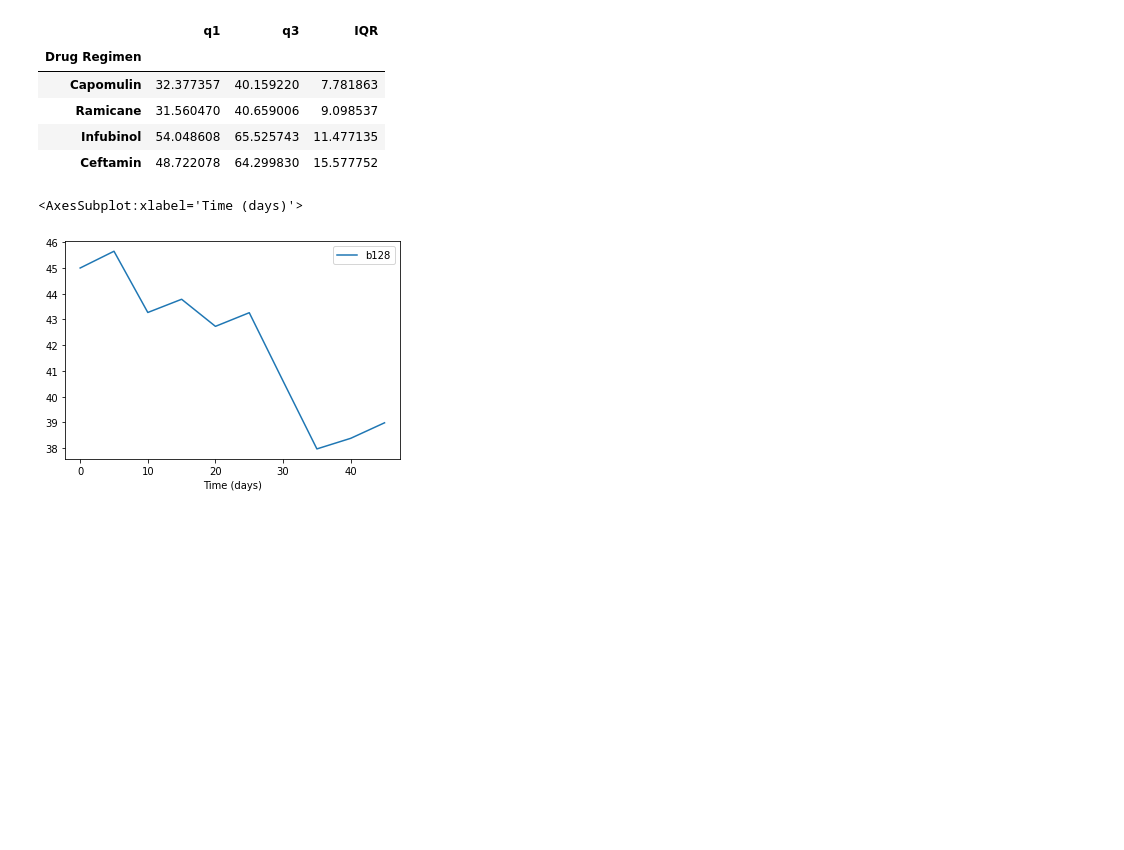
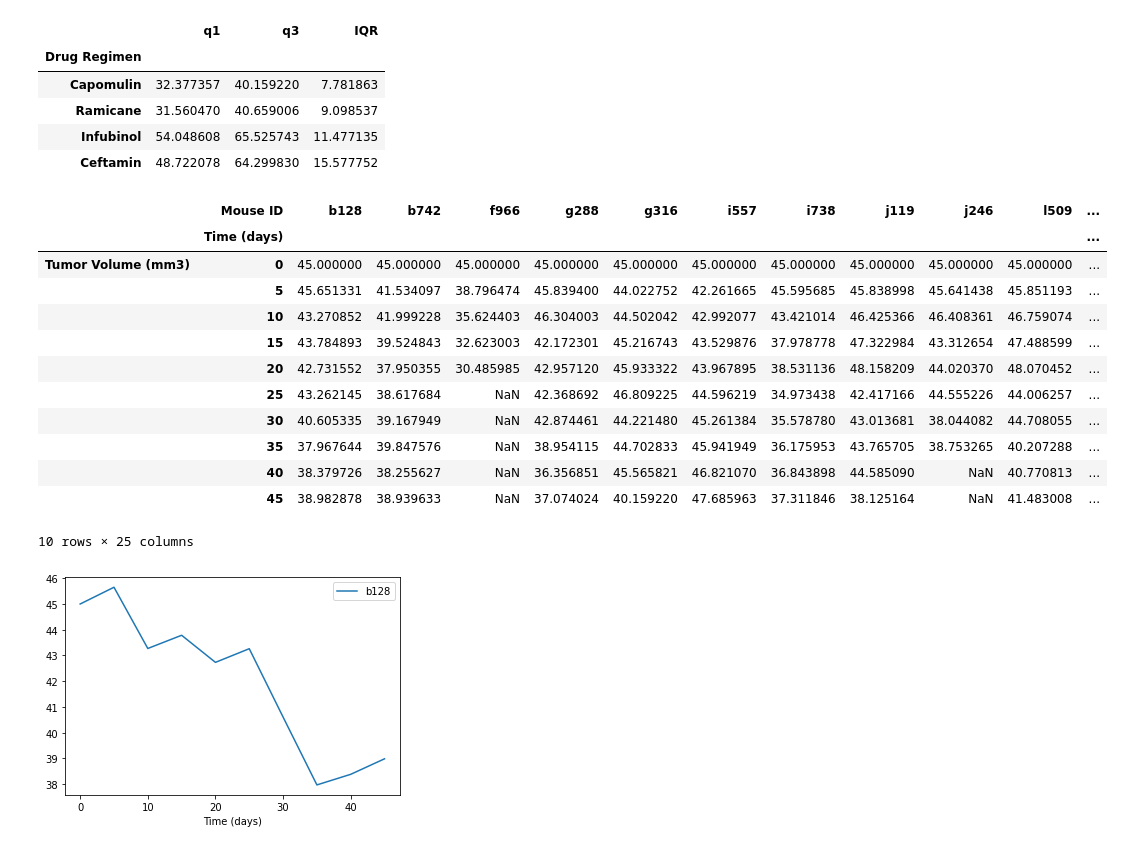
Before and after one commit to bakerv/Data-Visualization-Matplotlib, a Jupyter notebook: main.ipynb, the cells around one changed output. Cells and saved outputs as stored; diff of their text form; code cells hidden in the pictures; blank space fills up the shorter version.

```diff
--- a/main.ipynb
+++ b/main.ipynb
@@ -247,9 +247,21 @@ topdrugs
 #matplotlib box and whisker chart
 # %%
 mousetimedata = rawdata.copy().groupby(["Drug Regimen","Mouse ID", "Time (days)"]).agg({"Tumor Volume (mm3)":"first"}).unstack()
-singlemouse = mousetimedata.T["Capomulin"]
-singlemouse = singlemouse.iloc[:,0].to_frame().droplevel(0,0)
+capomulinmice = mousetimedata.T["Capomulin"]
+singlemouse = capomulinmice.copy().iloc[:,0].to_frame().droplevel(0,0)
 singlemouse.plot(kind ="line")
 # %% [output]
+|  | Mouse ID | b128 | b742 | f966 | g288 | g316 | i557 | i738 | j119 | j246 | l509 | ... |
+|  | Time (days) |  |  |  |  |  |  |  |  |  |  | ... |
+| Tumor Volume (mm3) | 0 | 45.000000 | 45.000000 | 45.000000 | 45.000000 | 45.000000 | 45.000000 | 45.000000 | 45.000000 | 45.000000 | 45.000000 | ... |
+|  | 5 | 45.651331 | 41.534097 | 38.796474 | 45.839400 | 44.022752 | 42.261665 | 45.595685 | 45.838998 | 45.641438 | 45.851193 | ... |
+|  | 10 | 43.270852 | 41.999228 | 35.624403 | 46.304003 | 44.502042 | 42.992077 | 43.421014 | 46.425366 | 46.408361 | 46.759074 | ... |
+|  | 15 | 43.784893 | 39.524843 | 32.623003 | 42.172301 | 45.216743 | 43.529876 | 37.978778 | 47.322984 | 43.312654 | 47.488599 | ... |
+|  | 20 | 42.731552 | 37.950355 | 30.485985 | 42.957120 | 45.933322 | 43.967895 | 38.531136 | 48.158209 | 44.020370 | 48.070452 | ... |
+|  | 25 | 43.262145 | 38.617684 | NaN | 42.368692 | 46.809225 | 44.596219 | 34.973438 | 42.417166 | 44.555226 | 44.006257 | ... |
+|  | 30 | 40.605335 | 39.167949 | NaN | 42.874461 | 44.221480 | 45.261384 | 35.578780 | 43.013681 | 38.044082 | 44.708055 | ... |
+|  | 35 | 37.967644 | 39.847576 | NaN | 38.954115 | 44.702833 | 45.941949 | 36.175953 | 43.765705 | 38.753265 | 40.207288 | ... |
+|  | 40 | 38.379726 | 38.255627 | NaN | 36.356851 | 45.565821 | 46.821070 | 36.843898 | 44.585090 | NaN | 40.770813 | ... |
+|  | 45 | 38.982878 | 38.939633 | NaN | 37.074024 | 40.159220 | 47.685963 | 37.311846 | 38.125164 | NaN | 41.483008 | ... |
-<AxesSubplot:xlabel='Time (days)'>
+10 rows × 25 columns
 [figure]
```
Also changed, not shown: parts of 1 cell of this notebook.
